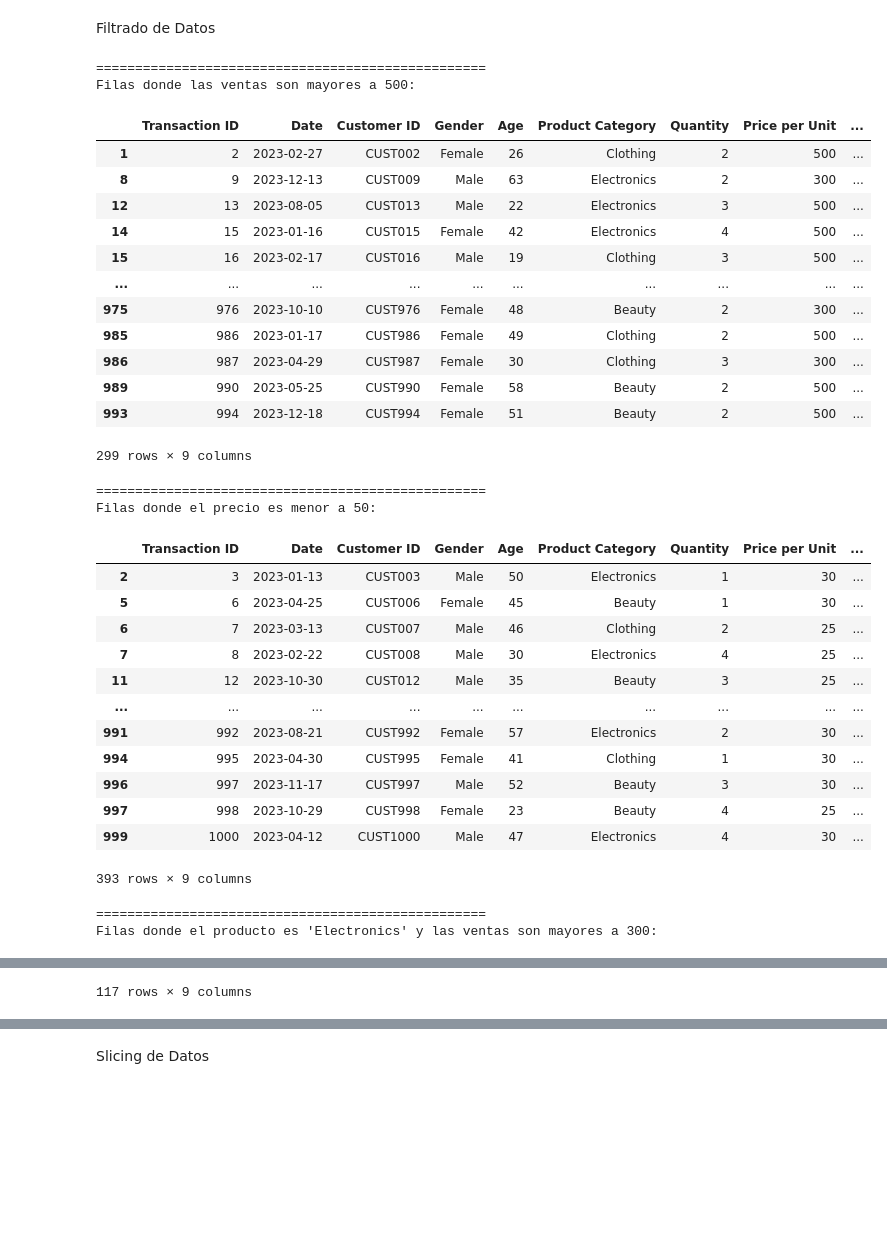
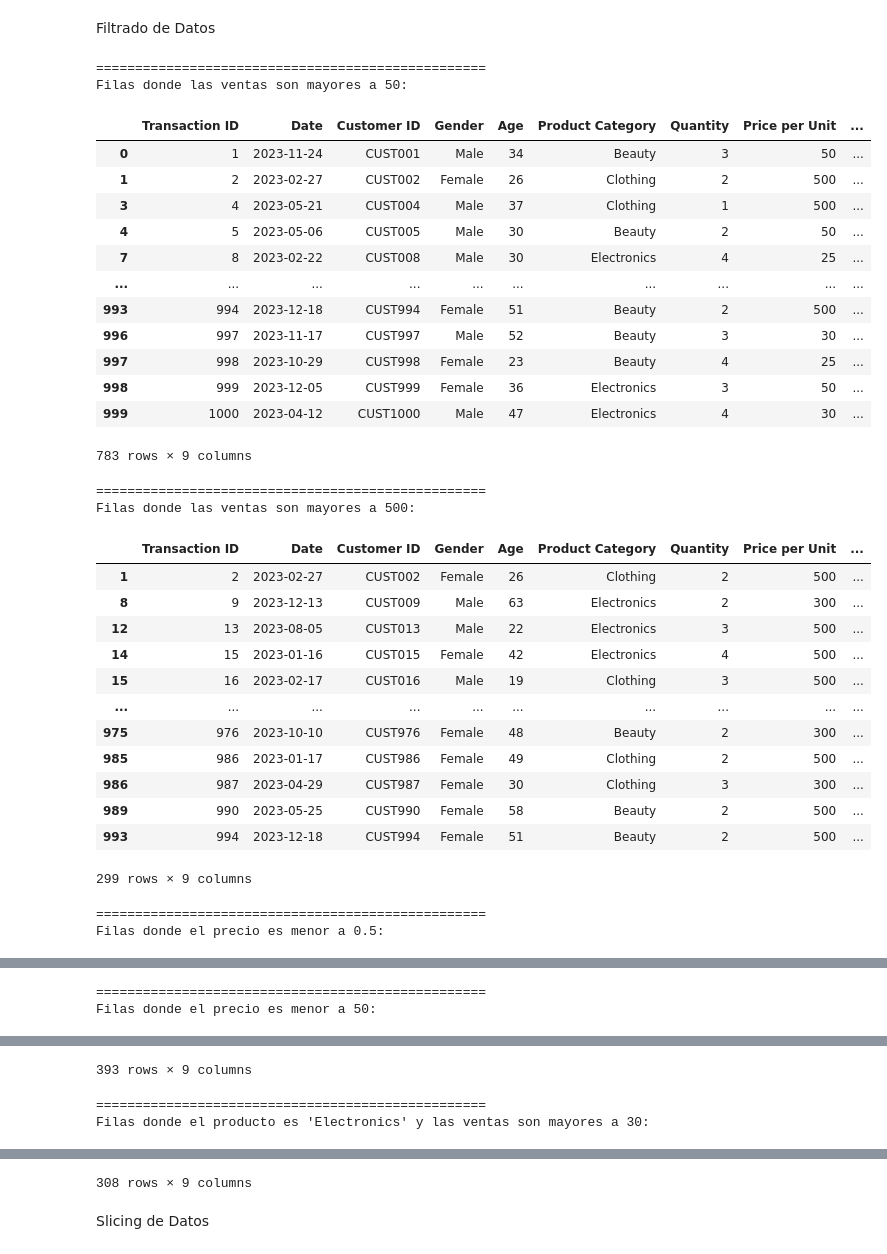
Before and after one commit to OrtegaHamel/retail-sales-analisys, a Jupyter notebook: notebooks/parte2.ipynb, the cells around one changed output, grey strips where cells are left out. Cells and saved outputs as stored; diff of their text form; code cells hidden in the pictures; blank space fills up the shorter version.

```diff
--- a/notebooks/parte2.ipynb
+++ b/notebooks/parte2.ipynb
@@ -157,51 +179,66 @@ Length: 3, dtype: str
 # %% [markdown]
 Filtrado de Datos
 # %%
+# Filas donde las ventas (Ventas) sean mayores a 50
+# Al no existir la columna 'Ventas' en el Data Frame, se decide filtrar por 'Total Amount'
+print("=" * 50)
+print("Filas donde las ventas son mayores a 50: ")
+display(df[df['Total Amount'] > 50])
+
 # Filas donde las ventas sean mayores a 500
+# Como la mayoría las ventas están sobre 50, se decide mostrar también las filas donde las ventas sean mayores a 500
 print("=" * 50)
 print("Filas donde las ventas son mayores a 500: ")
 display(df[df['Total Amount'] > 500])
 
+# Filas donde el precio (Precio) sea menor a 0.5
+# Al no existir la columna 'Precio' en el Data Frame, se decide filtrar por 'Price per Unit'
+print("=" * 50)
+print("Filas donde el precio es menor a 0.5: ")
+display(df[df['Price per Unit'] < 0.5])
+
 # Filas donde el precio sea menor a 50
+# Como no hay precios menores a 0.5, se decide mostrar también las filas donde el precio sea menor a 50
 print("=" * 50)
 print("Filas donde el precio es menor a 50:")
 display(df[df['Price per Unit'] < 50])
 
-# Filas donde el producto sea 'Electronics' y las ventas sean mayores a 300
+# Filas donde el producto sea Manzanas y las ventas sean mayores a 30.
+# Al no existir el producto 'Manzanas' en el Data Frame, se decide utilizar la categoría 'Electronics'
 print("=" * 50)
-print("Filas donde el producto es 'Electronics' y las ventas son mayores a 300: ")
-display(df.query("`Product Category` == 'Electronics' and `Total Amount` > 300"))
+print("Filas donde el producto es 'Electronics' y las ventas son mayores a 30: ")
+display(df.query("`Product Category` == 'Electronics' and `Total Amount` > 30"))
 # %% [output]
 ==================================================
-Filas donde las ventas son mayores a 500:
+Filas donde las ventas son mayores a 50:
 |  | Transaction ID | Date | Customer ID | Gender | Age | Product Category | Quantity | Price per Unit | ... |
+| 0 | 1 | 2023-11-24 | CUST001 | Male | 34 | Beauty | 3 | 50 | ... |
 | 1 | 2 | 2023-02-27 | CUST002 | Female | 26 | Clothing | 2 | 500 | ... |
-| 8 | 9 | 2023-12-13 | CUST009 | Male | 63 | Electronics | 2 | 300 | ... |
-| 12 | 13 | 2023-08-05 | CUST013 | Male | 22 | Electronics | 3 | 500 | ... |
-| 14 | 15 | 2023-01-16 | CUST015 | Female | 42 | Electronics | 4 | 500 | ... |
-| 15 | 16 | 2023-02-17 | CUST016 | Male | 19 | Clothing | 3 | 500 | ... |
+| 3 | 4 | 2023-05-21 | CUST004 | Male | 37 | Clothing | 1 | 500 | ... |
+| 4 | 5 | 2023-05-06 | CUST005 | Male | 30 | Beauty | 2 | 50 | ... |
+| 7 | 8 | 2023-02-22 | CUST008 | Male | 30 | Electronics | 4 | 25 | ... |
 | ... | ... | ... | ... | ... | ... | ... | ... | ... | ... |
-| 975 | 976 | 2023-10-10 | CUST976 | Female | 48 | Beauty | 2 | 300 | ... |
-| 985 | 986 | 2023-01-17 | CUST986 | Female | 49 | Clothing | 2 | 500 | ... |
-| 986 | 987 | 2023-04-29 | CUST987 | Female | 30 | Clothing | 3 | 300 | ... |
-| 989 | 990 | 2023-05-25 | CUST990 | Female | 58 | Beauty | 2 | 500 | ... |
 | 993 | 994 | 2023-12-18 | CUST994 | Female | 51 | Beauty | 2 | 500 | ... |
+| 996 | 997 | 2023-11-17 | CUST997 | Male | 52 | Beauty | 3 | 30 | ... |
+| 997 | 998 | 2023-10-29 | CUST998 | Female | 23 | Beauty | 4 | 25 | ... |
+| 998 | 999 | 2023-12-05 | CUST999 | Female | 36 | Electronics | 3 | 50 | ... |
+| 999 | 1000 | 2023-04-12 | CUST1000 | Male | 47 | Electronics | 4 | 30 | ... |
-299 rows × 9 columns
+783 rows × 9 columns
 ==================================================
-Filas donde el precio es menor a 50:
+Filas donde las ventas son mayores a 500:
 |  | Transaction ID | Date | Customer ID | Gender | Age | Product Category | Quantity | Price per Unit | ... |
-| 2 | 3 | 2023-01-13 | CUST003 | Male | 50 | Electronics | 1 | 30 | ... |
-| 5 | 6 | 2023-04-25 | CUST006 | Female | 45 | Beauty | 1 | 30 | ... |
-| 6 | 7 | 2023-03-13 | CUST007 | Male | 46 | Clothing | 2 | 25 | ... |
-| 7 | 8 | 2023-02-22 | CUST008 | Male | 30 | Electronics | 4 | 25 | ... |
-| 11 | 12 | 2023-10-30 | CUST012 | Male | 35 | Beauty | 3 | 25 | ... |
+| 1 | 2 | 2023-02-27 | CUST002 | Female | 26 | Clothing | 2 | 500 | ... |
+| 8 | 9 | 2023-12-13 | CUST009 | Male | 63 | Electronics | 2 | 300 | ... |
+| 12 | 13 | 2023-08-05 | CUST013 | Male | 22 | Electronics | 3 | 500 | ... |
+| 14 | 15 | 2023-01-16 | CUST015 | Female | 42 | Electronics | 4 | 500 | ... |
+| 15 | 16 | 2023-02-17 | CUST016 | Male | 19 | Clothing | 3 | 500 | ... |
 | ... | ... | ... | ... | ... | ... | ... | ... | ... | ... |
-| 991 | 992 | 2023-08-21 | CUST992 | Female | 57 | Electronics | 2 | 30 | ... |
-| 994 | 995 | 2023-04-30 | CUST995 | Female | 41 | Clothing | 1 | 30 | ... |
-| 996 | 997 | 2023-11-17 | CUST997 | Male | 52 | Beauty | 3 | 30 | ... |
-| 997 | 998 | 2023-10-29 | CUST998 | Female | 23 | Beauty | 4 | 25 | ... |
-| 999 | 1000 | 2023-04-12 | CUST1000 | Male | 47 | Electronics | 4 | 30 | ... |
+| 975 | 976 | 2023-10-10 | CUST976 | Female | 48 | Beauty | 2 | 300 | ... |
+| 985 | 986 | 2023-01-17 | CUST986 | Female | 49 | Clothing | 2 | 500 | ... |
+| 986 | 987 | 2023-04-29 | CUST987 | Female | 30 | Clothing | 3 | 300 | ... |
+| 989 | 990 | 2023-05-25 | CUST990 | Female | 58 | Beauty | 2 | 500 | ... |
+| 993 | 994 | 2023-12-18 | CUST994 | Female | 51 | Beauty | 2 | 500 | ... |
-393 rows × 9 columns
+299 rows × 9 columns
 ==================================================
-Filas donde el producto es 'Electronics' y las ventas son mayores a 300:
+Filas donde el precio es menor a 0.5:
 |  | Transaction ID | Date | Customer ID | Gender | Age | Product Category | Quantity | Price per Unit | ... |
@@ -219 +245,2 @@ Filas donde el producto es 'Electronics' y las ventas son mayores a 300:
-117 rows × 9 columns
+==================================================
+Filas donde el precio es menor a 50:
@@ -219,0 +259,3 @@ Filas donde el producto es 'Electronics' y las ventas son mayores a 300:
+393 rows × 9 columns
+==================================================
+Filas donde el producto es 'Electronics' y las ventas son mayores a 30:
@@ -220,3 +274,4 @@ Filas donde el producto es 'Electronics' y las ventas son mayores a 300:
+308 rows × 9 columns
 # %% [markdown]
 Slicing de Datos
 # %%
```
Also changed, not shown: parts of 3 cells of this notebook.
